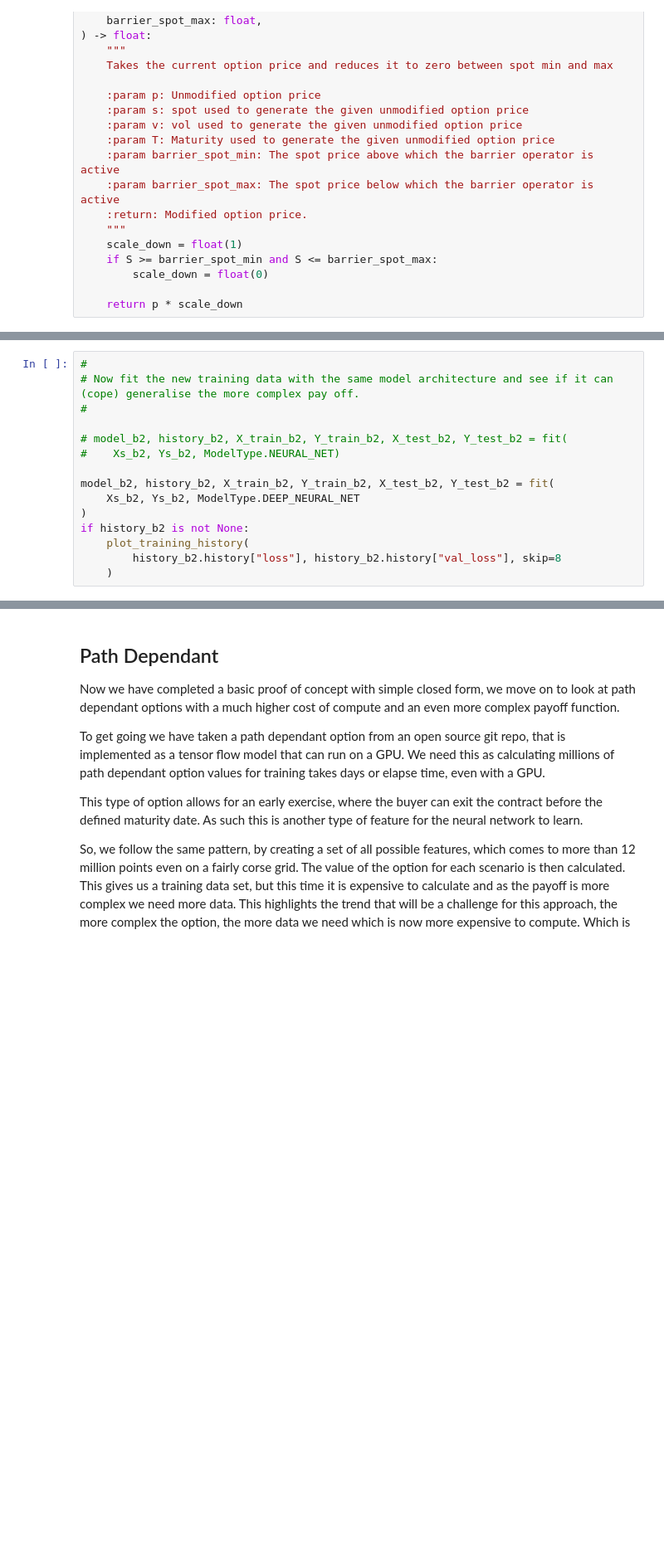
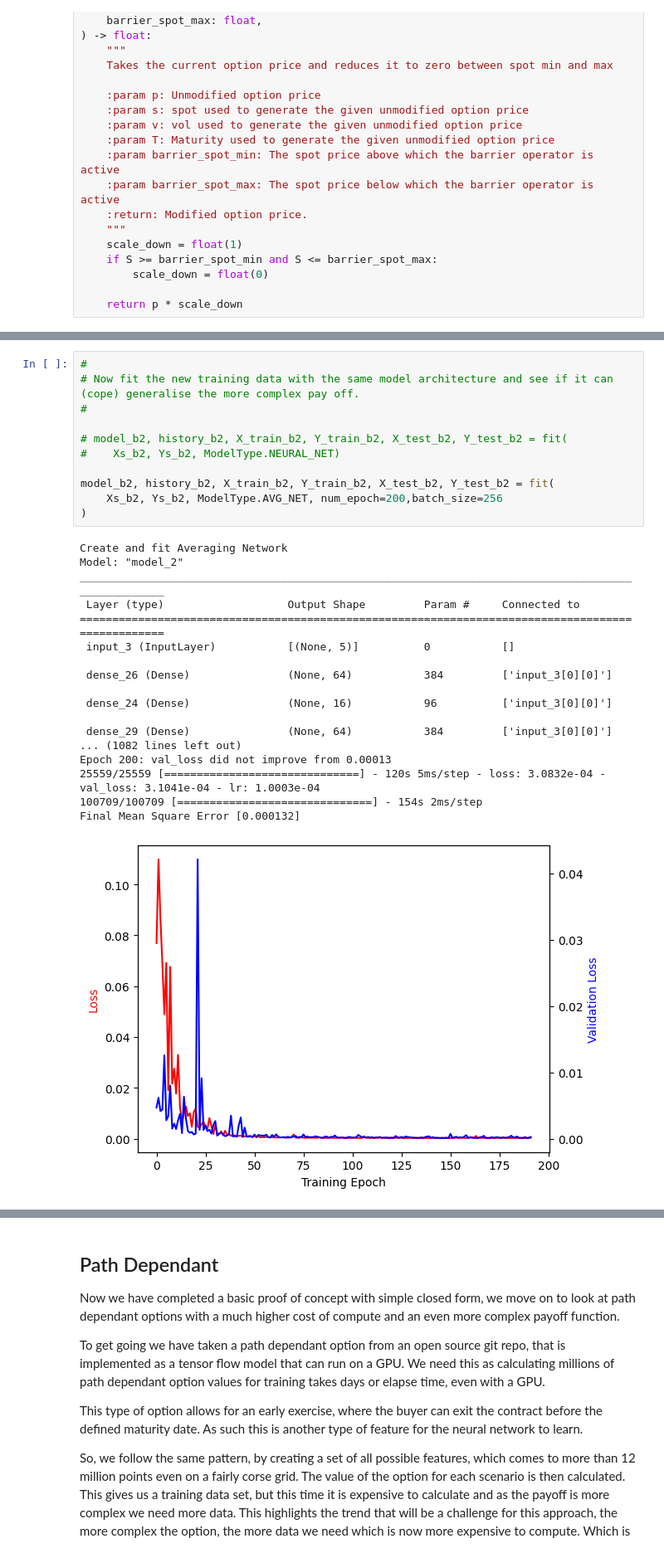
Before and after one commit to parrisma/optprice, a Jupyter notebook: jupyter/optprice.ipynb, the cells around one changed output, grey strips where cells are left out. Shown at 83% size. Cells and saved outputs as stored; diff of their text form; blank space fills up the shorter version.

```diff
--- a/jupyter/optprice.ipynb
+++ b/jupyter/optprice.ipynb
@@ -1400,15 +1420,30 @@ Xs_b2, Ys_b2 = shuffle(X_b2, Y_b2, random_state=42)
 # %%
 #
 # Now fit the new training data with the same model architecture and see if it can (cope) generalise the more complex pay off.
 #
 
 # model_b2, history_b2, X_train_b2, Y_train_b2, X_test_b2, Y_test_b2 = fit(
 #    Xs_b2, Ys_b2, ModelType.NEURAL_NET)
 
 model_b2, history_b2, X_train_b2, Y_train_b2, X_test_b2, Y_test_b2 = fit(
-    Xs_b2, Ys_b2, ModelType.DEEP_NEURAL_NET
+    Xs_b2, Ys_b2, ModelType.AVG_NET, num_epoch=200,batch_size=256
 )
-if history_b2 is not None:
-    plot_training_history(
-        history_b2.history["loss"], history_b2.history["val_loss"], skip=8
-    )
+# %% [output]
+Create and fit Averaging Network
+Model: "model_2"
+__________________________________________________________________________________________________
+ Layer (type)                   Output Shape         Param #     Connected to
+==================================================================================================
+ input_3 (InputLayer)           [(None, 5)]          0           []
+
+ dense_26 (Dense)               (None, 64)           384         ['input_3[0][0]']
+
+ dense_24 (Dense)               (None, 16)           96          ['input_3[0][0]']
+
+ dense_29 (Dense)               (None, 64)           384         ['input_3[0][0]']
+... (1082 lines left out)
+Epoch 200: val_loss did not improve from 0.00013
+25559/25559 [==============================] - 120s 5ms/step - loss: 3.0832e-04 - val_loss: 3.1041e-04 - lr: 1.0003e-04
+100709/100709 [==============================] - 154s 2ms/step
+Final Mean Square Error [0.000132]
+[figure, added]
```
Also changed, not shown: parts of 17 cells of this notebook.
